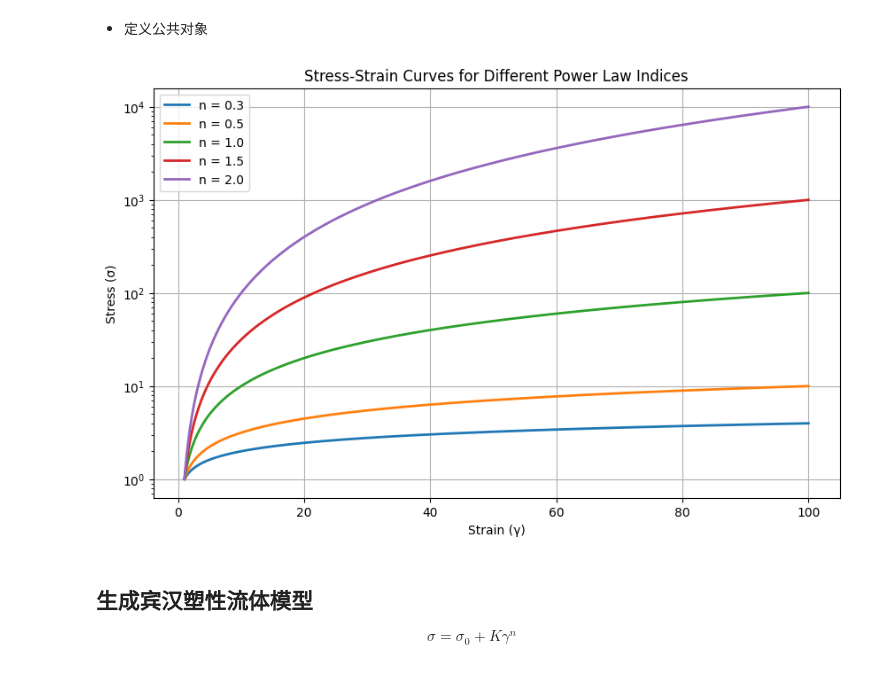
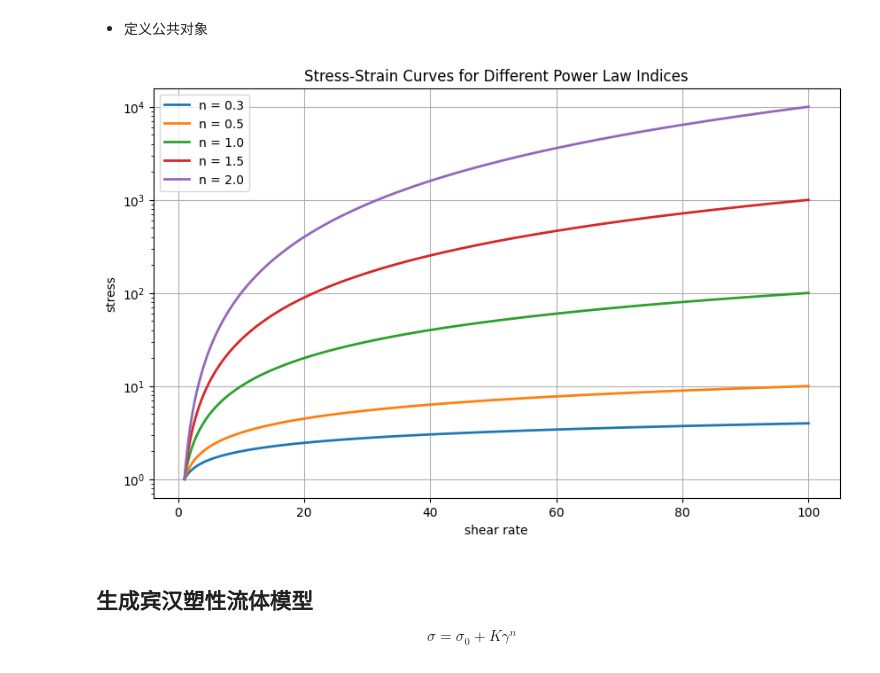
Before and after one commit to xiaolihuamao/Constitutive_Equation, a Jupyter notebook: stress_strain_fitting/data_generator.ipynb, the cells around one changed output. Cells and saved outputs as stored; diff of their text form; code cells hidden in the pictures.

```diff
--- a/stress_strain_fitting/data_generator.ipynb
+++ b/stress_strain_fitting/data_generator.ipynb
@@ -25,37 +25,39 @@ n_values = [0.3, 0.5, 1.0, 1.5, 2.0]  # 幂律指数列表
 epsilon_max = 100  # 最大剪切率
 num_points = 10000   # 数据点数量
 
 # 生成应变数据
 epsilon = np.linspace(1, epsilon_max, num_points)
+
 # 获取当前Jupyter Notebook文件的绝对路径
 
 # 绘制应力-应变曲线
 plt.figure(figsize=(10, 6))
 
 for n in n_values:
     # 根据幂律模型生成应力数据
     sigma = K * epsilon**n
+
     # 创建DataFrame
-    data = pd.DataFrame({'Strain (γ)': epsilon, 'Stress (σ)': sigma})
+    data = pd.DataFrame({'shear rate': epsilon, 'stress': sigma,'n':[n]*len(sigma)})
 
     # 将数据写入Excel文件的不同工作簿
     data.to_excel(writer, sheet_name=f'n={n}', index=False, float_format='%.15f')
 
     # 绘制曲线
     plt.plot(epsilon, sigma, label=f'n = {n}', linewidth=2)
 
 # 保存Excel文件
 writer.close()
 
-plt.xlabel('Strain (γ)')
-plt.ylabel('Stress (σ)')
+plt.xlabel('shear rate')
+plt.ylabel('stress')
 plt.yscale('log')
 plt.title('Stress-Strain Curves for Different Power Law Indices')
 plt.legend()
 plt.grid(True)
 plt.show()
 # %% [output]
-[figure, old version]
+[figure, new version]
 # %% [markdown]
 ## 生成宾汉塑性流体模型
 $$\sigma=\sigma_0+K\gamma^n$$
```
Also changed, not shown: parts of 3 cells of this notebook, 15 other files.
